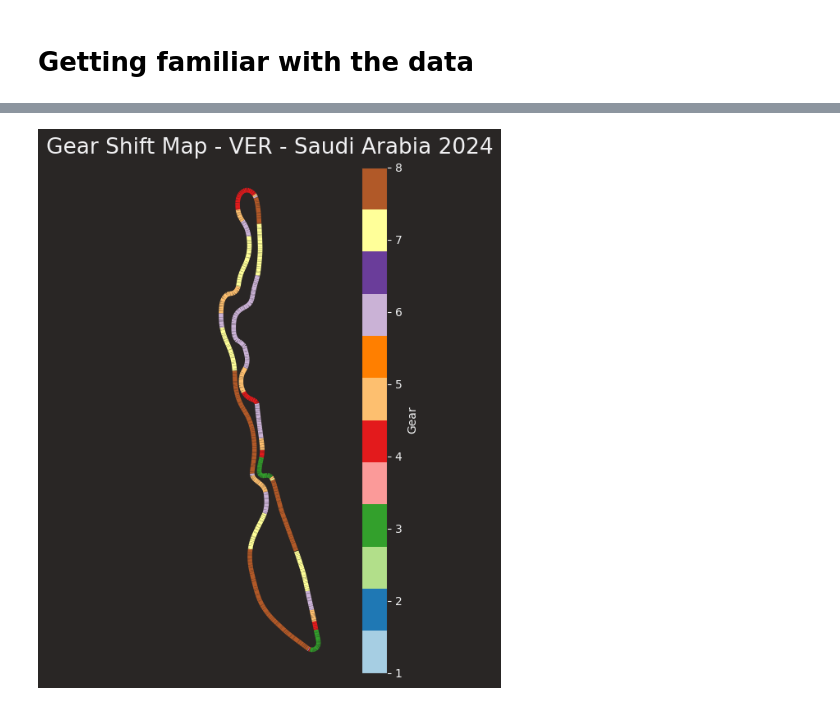
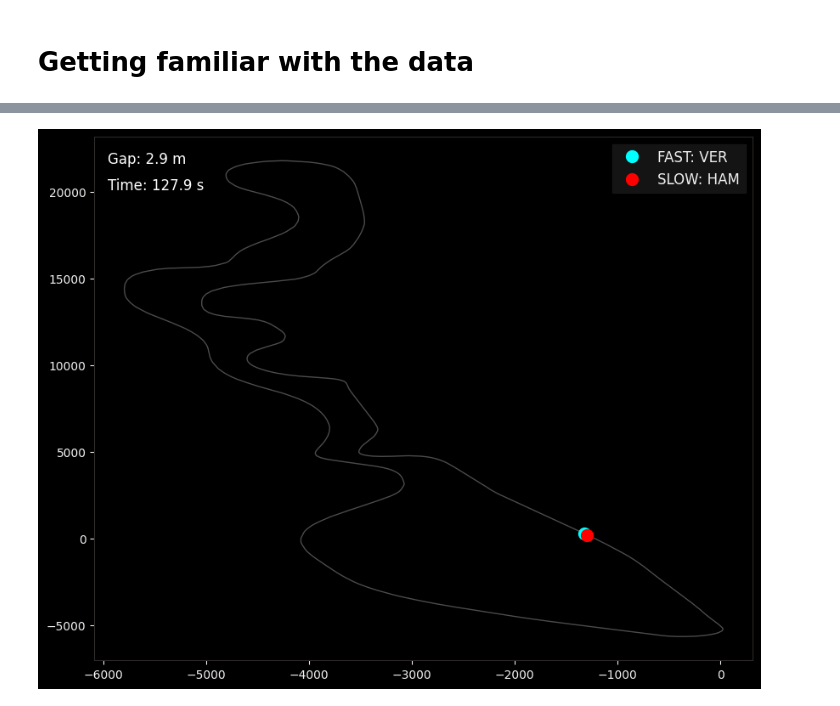
Before and after one commit to iwosmu/f1-fun, a Jupyter notebook: f1fun.ipynb, the cells around one changed output, grey strips where cells are left out. Drawn from its saved outputs; the diff is of its cells as text; code cells hidden in the pictures.

Commit message:
Visually compare the fastest and slowest complete lap of a race

```diff
--- a/f1fun.ipynb
+++ b/f1fun.ipynb
@@ -5,11 +5,16 @@ import pandas as pd
 import numpy as np
 import matplotlib.pyplot as plt
 from matplotlib.collections import LineCollection
+from matplotlib.animation import FuncAnimation
+from scipy.interpolate import interp1d
+from IPython.display import HTML
 
 # Enabling the caching of data, so it doesn't need to get downloaded every time
 fastf1.plotting.setup_mpl(color_scheme='fastf1')
+
+plt.rcParams['animation.embed_limit'] = 500.0
 # %%
 fastf1.Cache.enable_cache('cache')
-session = fastf1.get_session(2024, 'Saudi Arabia', 'R')
+session = fastf1.get_session(2024, 'Saudi Arabia', 'Q')
 session.load()
 # %% [output]
@@ -38,29 +36,73 @@ print(len(tel['X']))
 # %%
-lap = session.laps.pick_drivers('VER').pick_fastest()
-tel = lap.get_telemetry()
+fast_lap = session.laps.pick_fastest()
+fast_tel = fast_lap.get_telemetry()
 
-x = tel['X'].values
-y = tel['Y'].values
-gear = tel['nGear'].values.astype(float)
+# We need to find the slowest "Clean" lap, so one which doesn't include a pit stop and doesn't end with a crash
 
-points = np.array([x,y]).T.reshape(-1, 1, 2)
-segments = np.concatenate([points[:-1], points[1:]], axis = 1)
+slow_lap = session.laps.pick_accurate().sort_values(by = 'LapTime', ascending = False).iloc[0]
+slow_tel = slow_lap.get_telemetry()
 
-fig, ax = plt.subplots(figsize = (12, 8))
+# Now we map the time -> position so that we can visualize it all frame by frame
+t_fast = fast_tel['Time'].dt.total_seconds()
+t_slow = slow_tel['Time'].dt.total_seconds()
 
-lc = LineCollection(segments, cmap = 'Paired', norm = plt.Normalize(1, 8))
-lc.set_array(gear)
-lc.set_linewidth(4)
+fast_time = t_fast - t_fast.iloc[0]
+slow_time = t_slow - t_slow.iloc[0]
 
-ax.add_collection(lc)
-ax.autoscale_view()
+# Create a linear interpolation function where f(time) = position, linear to fill the gaps between the data points
+f_fast_x = interp1d(fast_time, fast_tel['X'], fill_value = 'extrapolate')
+f_fast_y = interp1d(fast_time, fast_tel['Y'], fill_value = 'extrapolate')
+f_fast_dist = interp1d(fast_time, fast_tel['Distance'], fill_value  = 'extrapolate')
 
-ax.axis('off')
-ax.set_aspect('equal')
-plt.title(f"Gear Shift Map - {lap['Driver']} - Saudi Arabia 2024")
+f_slow_x = interp1d(slow_time, slow_tel['X'], fill_value = 'extrapolate')
+f_slow_y = interp1d(slow_time, slow_tel['Y'], fill_value = 'extrapolate')
+f_slow_dist = interp1d(slow_time, slow_tel['Distance'], fill_value = 'extrapolate')
 
-cbar = plt.colorbar(lc, ticks = np.arange(1, 9))
-cbar.set_label('Gear')
-plt.show()
+duration = max(fast_time.max(), slow_time.max())
+fps = 15
+total_frames = int(duration*fps)
+
+fig, ax = plt.subplots(figsize = (10, 8))
+ax.set_facecolor('black')
+fig.patch.set_facecolor('black')
+
+ax.plot(fast_tel['X'], fast_tel['Y'], color = 'white', linewidth = 1, alpha = 0.3)
+
+dot_fast, = ax.plot(fast_tel['X'].iloc[0], fast_tel['Y'].iloc[0], 'o', color = 'cyan', markersize = 10, label = f"FAST: {fast_lap['Driver']}", zorder = 5)
+dot_slow, = ax.plot(slow_tel['X'].iloc[0], slow_tel['Y'].iloc[0], 'o', color = 'red', markersize = 10, label = f"SLOW: {slow_lap['Driver']}", zorder = 5)
+
+ax.legend(loc='upper right', fontsize = 12)
+
+delta_text = ax.text(0.02, 0.95, '', transform = ax.transAxes, color = 'white', fontsize = 12)
+time_text = ax.text(0.02, 0.90, '', transform = ax.transAxes, color = 'white', fontsize = 12)
+
+def update(frame):
+    current_time = frame / fps
+
+    # update positions
+    if current_time <= fast_time.max():
+        dot_fast.set_data([f_fast_x(current_time)], [f_fast_y(current_time)])
+        d_fast = f_fast_dist(current_time)
+    else:
+        dot_fast.set_data([fast_tel['X'].iloc[-1]], [fast_tel['Y'].iloc[-1]])
+        d_fast = fast_tel['Distance'].max()
+
+    if current_time <= slow_time.max():
+        dot_slow.set_data([f_slow_x(current_time)], [f_slow_y(current_time)])
+        d_slow = f_slow_dist(current_time)
+    else:
+        dot_slow.set_data([slow_tel['X'].iloc[-1]], [slow_tel['Y'].iloc[-1]])
+        d_slow = slow_tel['Distance'].max()
+
+    gap_meters = d_fast - d_slow
+
+    delta_text.set_text(f"Gap: {gap_meters:.1f} m")
+    time_text.set_text(f"Time: {current_time:.1f} s")
+
+    return dot_fast, dot_slow, delta_text, time_text
+
+ani = FuncAnimation(fig, update, frames = total_frames, interval = 1000/fps, blit = True)
+
+ani.save('race_animation.mp4', writer = 'ffmpeg', fps = 15)
 # %% [output]
-[figure, old version]
+[figure, new version]
```
Also changed, not shown: parts of 2 cells of this notebook, 1 other file.
